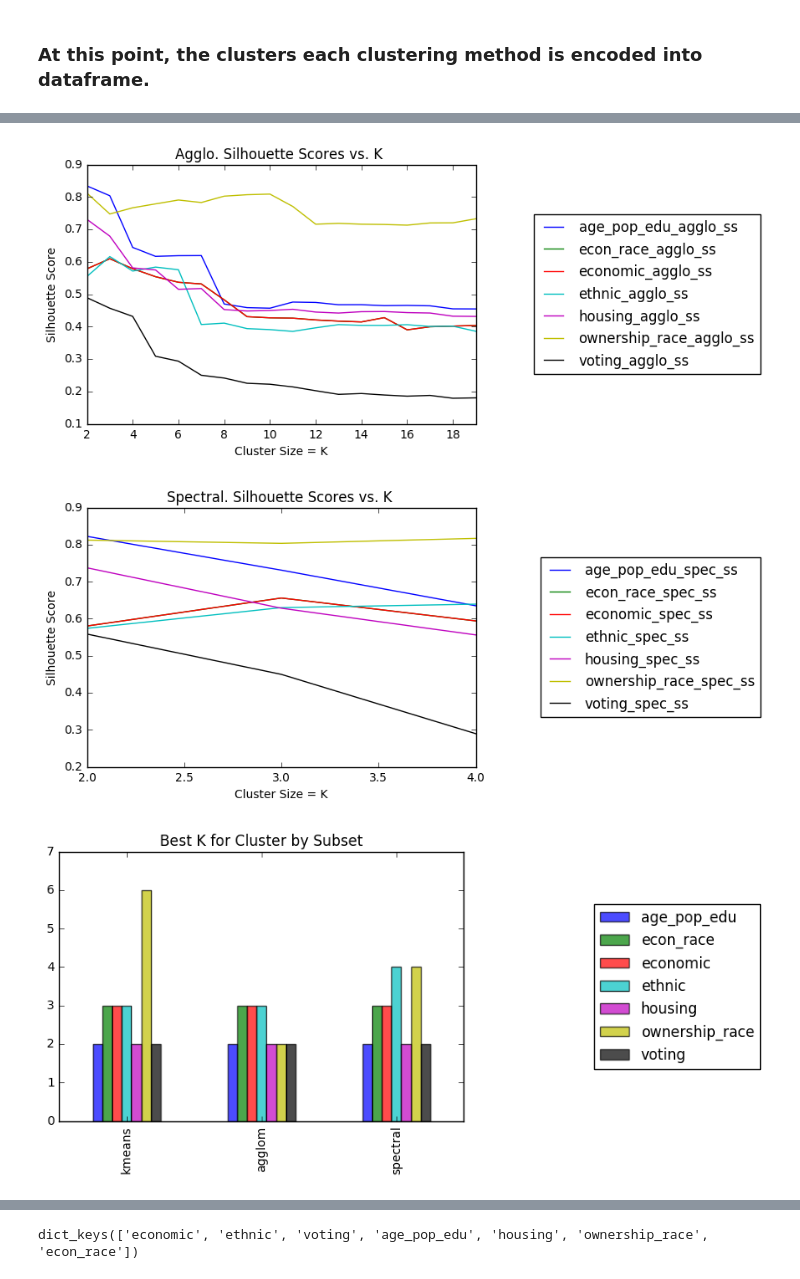
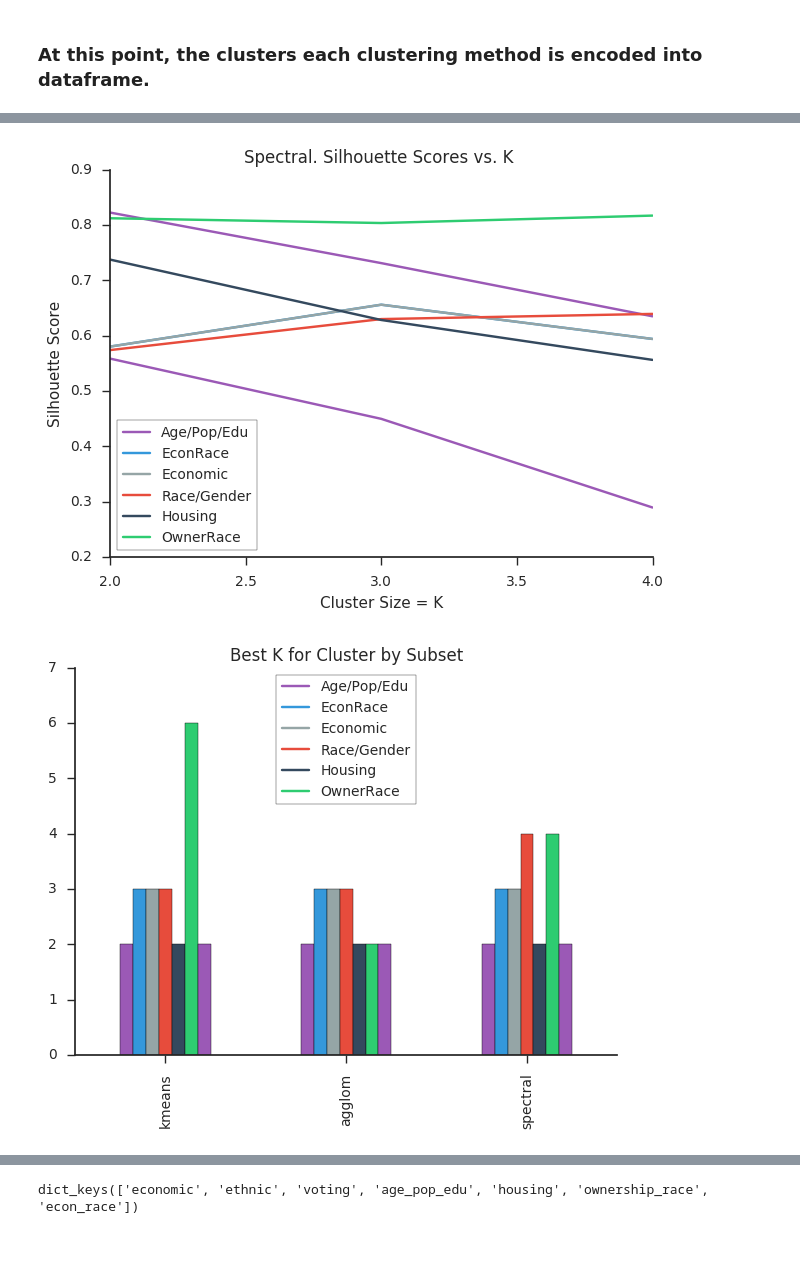
Before and after one commit to cgels/ElectionAnalysis, a Jupyter notebook: Entire Population Clustering.ipynb, the cells around one changed output, grey strips where cells are left out. Saved outputs shown, nothing was run; the diff lists cells and outputs as text; code cells hidden in the pictures; blank space fills up the shorter version.

```diff
--- a/Entire Population Clustering.ipynb
+++ b/Entire Population Clustering.ipynb
@@ -21,3 +22,7 @@ import re
+# %%
+flatui = ["#9b59b6", "#3498db", "#95a5a6", "#e74c3c", "#34495e", "#2ecc71"]
+sns.set_style("ticks", {'legend.frameon' : True })
+sns.set_palette(sns.color_palette(flatui))
 # %%
 df = pd.read_csv("data/county_facts.csv")
 # %%
@@ -306,3 +311,12 @@ agglo_scores
 agg = pd.DataFrame(agglo_scores, index=list(range(2, 20)))
 kmn = pd.DataFrame(kmeans_scores, index=list(range(2, 20)))
 spec = pd.DataFrame(spec_scores, index=list(range(2, 5)))
+# %%
+p1 = kmn.plot(kind='line', title="KMeans Silhouette Scores vs. K ",figsize=(7,5), alpha=1)
+sns.despine()
+leg1 = ["Age/Pop/Edu", "EconRace","Economic", "Race/Gender", "Housing", "OwnerRace"]
+handles, labels = p1.get_legend_handles_labels()
+plt.legend(handles, leg1, loc=1)
+plt.ylabel('Silhouette Score')
+plt.xlabel('Cluster Size = K')
+plt.savefig("kmeans_sscores")
@@ -318,19 +335,13 @@ plt.savefig("kmeans_sscores")
 # %%
-agg.plot(kind='line', title="Agglo. Silhouette Scores vs. K ")
-plt.legend(loc="right", bbox_to_anchor=(1.75, .5))
+spec.plot(kind='line', title="Spectral. Silhouette Scores vs. K ",figsize=(7,5))
+sns.despine()
+handles, labels = p1.get_legend_handles_labels()
+plt.legend(handles, leg1, loc=3)
 plt.ylabel('Silhouette Score')
 plt.xlabel('Cluster Size = K')
-plt.savefig("agglo_sscores")
+plt.savefig("spectral_sscores")
 # %% [output]
-[figure, old version]
+[figure, new version]
-# %%
-spec.plot(kind='line', title="Spectral. Silhouette Scores vs. K ")
-plt.legend(loc="right", bbox_to_anchor=(1.75, .5))
-plt.ylabel('Silhouette Score')
-plt.xlabel('Cluster Size = K')
-plt.savefig("spectral_sscores")
-# %% [output]
-[figure, removed]
 # %%
 kmeans_k_dict, agglo_k_dict, spec_k_dict
 merged_k = { p : [kmeans_k_dict[p], agglo_k_dict[p], spec_k_dict[p]] for p in prefix }
@@ -342,11 +353,13 @@ for key in merged_scores:
     merged[key] = merged_scores[key]
 # %%
 k_fig = plt.figure()
-pd.DataFrame(data=merged_k, index=["kmeans", "agglom", "spectral"]).plot(kind="bar", ax=k_fig.gca(), title="Best K for Cluster by Subset", alpha=.7, yticks=np.arange(8))
-plt.legend(loc="right", bbox_to_anchor=(1.75, .5))
+pd.DataFrame(data=merged_k, index=["kmeans", "agglom", "spectral"]).plot(
+    kind="bar", ax=k_fig.gca(), title="Best K for Cluster by Subset", yticks=np.arange(8), figsize=(7,5))
+sns.despine()
+plt.legend(handles, leg1, loc="upper center")
 k_fig.savefig("BestKByClustering")
 # %% [output]
-[figure, old version]
+[figure, new version]
 # %%
 all_dummies = []
 all_dummies.extend(kmeans_dummies)
```
Also changed, not shown: parts of 12 cells of this notebook, 29 other files.
